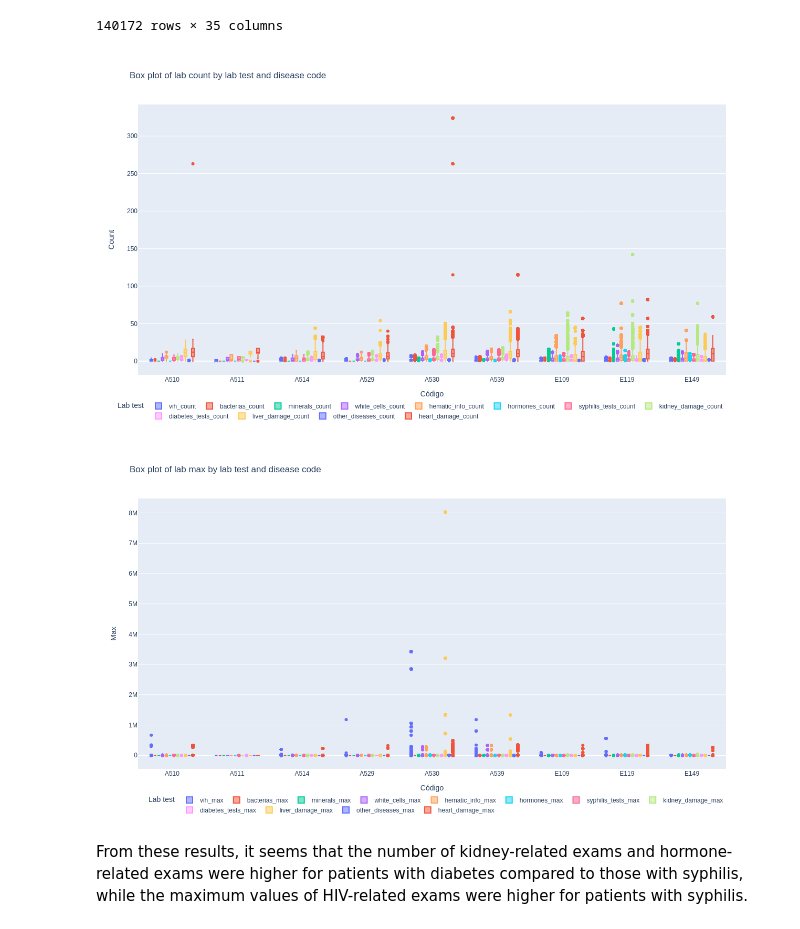
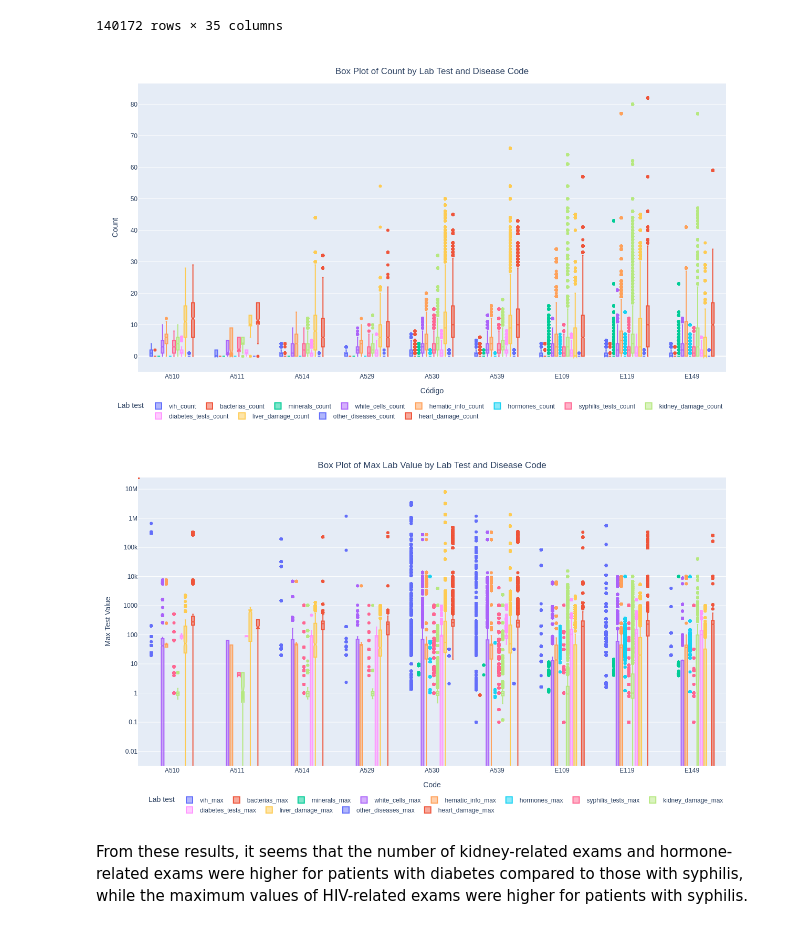
Before and after one commit to JuanGomez12/DataScience4AllProject, a Jupyter notebook: scripts/deep_EDA.ipynb, the cells around one changed output. Drawn from its saved outputs; the diff is of its cells as text; code cells hidden in the pictures.

```diff
--- a/scripts/deep_EDA.ipynb
+++ b/scripts/deep_EDA.ipynb
@@ -28,8 +28,10 @@ sns.set_style("whitegrid")
 sns.set_context("talk")
 
 png_renderer = pio.renderers["png"]
-png_renderer.width = 1280
-png_renderer.height = 720
+fig_width = 1280
+fig_height = 720
+png_renderer.width = fig_width
+png_renderer.height = fig_height
 
 pio.renderers.default = "png"
 
@@ -776,51 +838,78 @@ merged
 | 140171 | 206307 | 57 | Hombre | Mestizo | Zona Urbana | Desconocido | NaN | E149 | DIABETES MELLITUS, NO ESPECIFICAD... | ... |
 140172 rows × 35 columns
 # %%
+lab_count_by_lab_test = pd.melt(merged, id_vars=['IDRecord', 'Código'], value_vars=[f'{test[1]}_count' for test in disease_tests]).sort_values(by=['Código'])
+
+# Let's remove some outliers so we can get a more readable boxplot
+lab_count_by_lab_test = lab_count_by_lab_test[lab_count_by_lab_test.value<100]
+
 fig = px.box(
-    pd.melt(merged, id_vars=['IDRecord', 'Código'], value_vars=[f'{test[1]}_count' for test in disease_tests]).sort_values(by=['Código']),
+    lab_count_by_lab_test,
     y='value',
     x="Código",
     color="variable",
     notched=True,  # used notched shape
-    title="Box plot of lab count by lab test and disease code",
     labels={
         "value": "Count",
         "variable":"Lab test",
     },
 )
+
 fig.update_layout(legend=dict(
     orientation="h",
     yanchor="bottom",
     y=-0.18,
     xanchor="right",
     x=1
-))
+),
+title={
+        'text': "Box Plot of Count by Lab Test and Disease Code",
+        # 'y':0.9,
+        'x':0.5,
+        'xanchor': 'center',
+        'yanchor': 'top'},
+        )
+
+fig.write_image(str(figure_save_path / 'lab_count_by_lab_test_boxplot.png'), width=fig_width, height=fig_height, scale=2)
 fig.show()
 # %% [output]
-[figure, old version]
+[figure, new version]
 # %%
+lab_max_by_lab_test = pd.melt(merged, id_vars=['IDRecord', 'Código'], value_vars=[f'{test[1]}_max' for test in disease_tests]).sort_values(by=['Código'])
+
+# lab_max_by_lab_test = lab_max_by_lab_test[lab_max_by_lab_test.value < 1000000]
+
 fig = px.box(
-    pd.melt(merged, id_vars=['IDRecord', 'Código'], value_vars=[f'{test[1]}_max' for test in disease_tests]).sort_values(by=['Código']),
+    lab_max_by_lab_test,
     y='value',
     x="Código",
     color="variable",
     notched=True,  # used notched shape
-    title="Box plot of lab max by lab test and disease code",
     labels={
-        "value": "Max",
+        "value": "Max Test Value",
         "variable":"Lab test",
+        "Código":"Code",
     },
+    log_y = True,
 )
 fig.update_layout(legend=dict(
     orientation="h",
     yanchor="bottom",
     y=-0.18,
     xanchor="right",
     x=1
-))
+),
+title={
+        'text': "Box Plot of Max Lab Value by Lab Test and Disease Code",
+        # 'y':0.9,
+        'x':0.5,
+        'xanchor': 'center',
+        'yanchor': 'top'},
+        )
+fig.write_image(str(figure_save_path / f'\lab_max_by_lab_test_boxplot.png'), width=fig_width, height=fig_height, scale=2)
 fig.show()
 # %% [output]
-[figure, old version]
+[figure, new version]
 # %% [markdown]
 From these results, it seems that the number of kidney-related exams and hormone-related exams were higher for patients with diabetes compared to those with syphilis, while the maximum values of HIV-related exams were higher for patients with syphilis.
 # %% [markdown]
```
Also changed, not shown: parts of 11 cells of this notebook.
